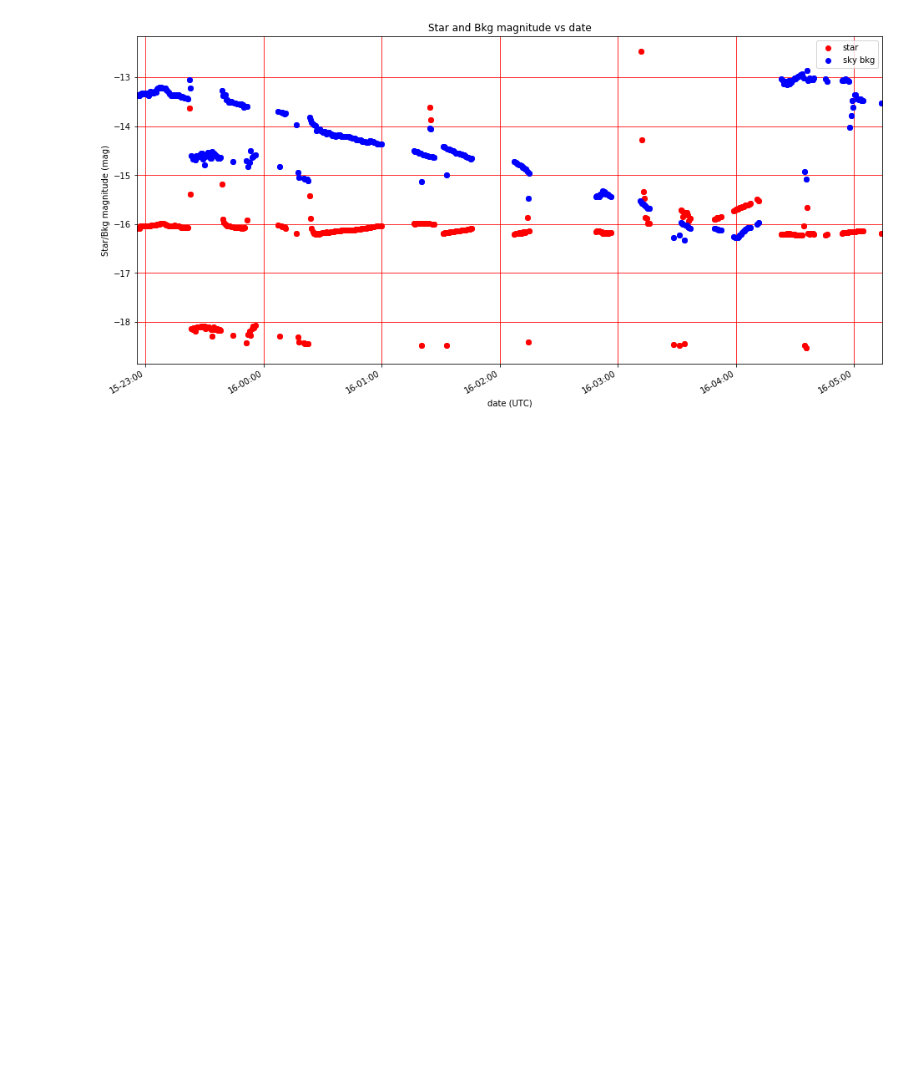
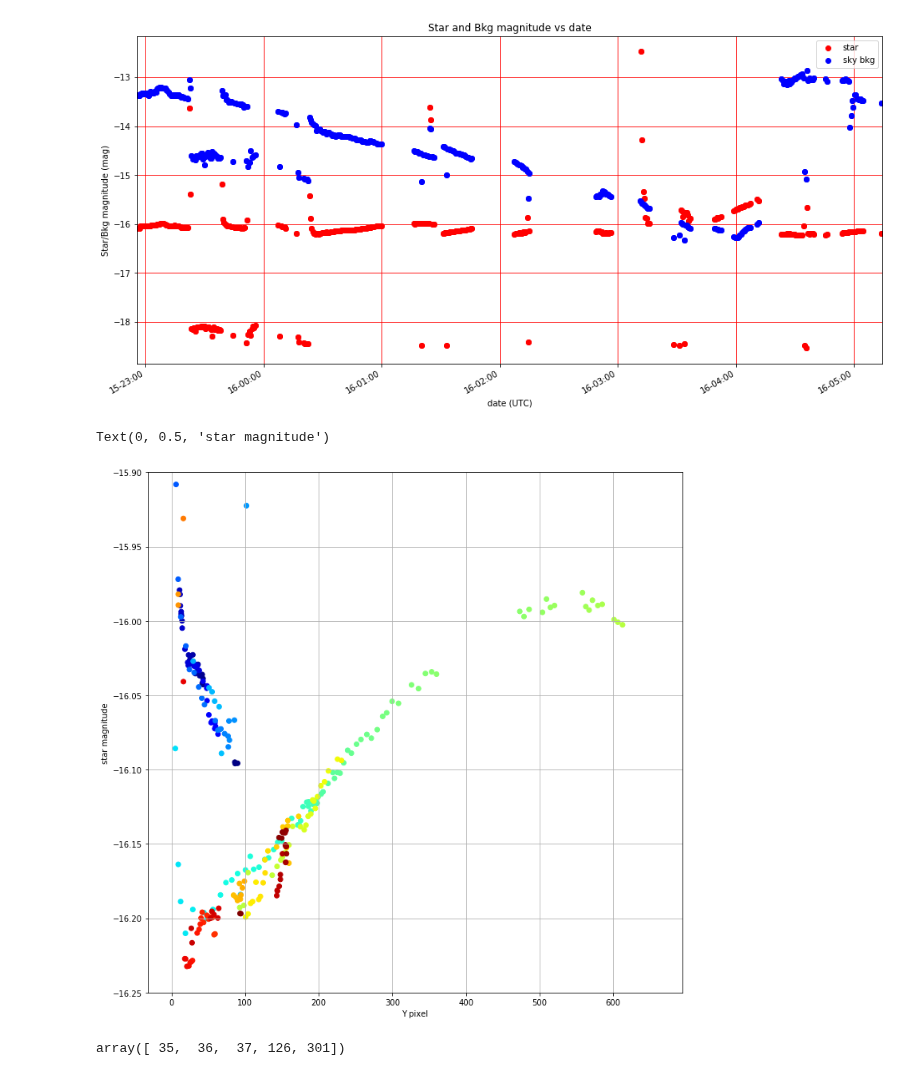
Before and after one commit to sylvielsstfr/SpectractorAnaAtm19, a Jupyter notebook: ana_20190215_HD116405_Filtre_None/AnaStarPhotometry.ipynb, the cells around one changed output. Drawn from its saved outputs; the diff is of its cells as text; code cells hidden in the pictures; blank space fills up the shorter version.

Commit message:
new plots ana

```diff
--- a/ana_20190215_HD116405_Filtre_None/AnaStarPhotometry.ipynb
+++ b/ana_20190215_HD116405_Filtre_None/AnaStarPhotometry.ipynb
@@ -202,3 +202,21 @@ PlotStarmagvsUTC(ifig,all_datetime,t["starmag"],t["starmagerr"])
 PlotStarmagBkgvsUTC(ifig,all_datetime,t["starmag"],t["bkgmag"],t["starmagerr"],t["bkgmagerr"])
 # %% [output]
 [figure]
+# %%
+Nobs = len(all_datetime)
+
+# wavelength bin colors
+jet = plt.get_cmap('jet')
+cNorm = colors.Normalize(vmin=0, vmax=Nobs)
+scalarMap = cmx.ScalarMappable(norm=cNorm, cmap=jet)
+all_colors = scalarMap.to_rgba(np.arange(Nobs), alpha=1)
+# %%
+fig = plt.figure(num=ifig, figsize=(12, 12))
+plt.scatter(t["y0"],t["starmag"],marker="o",c=all_colors)
+plt.grid()
+plt.ylim(-16.25,-15.9)
+plt.xlabel("Y pixel")
+plt.ylabel("star magnitude")
+# %% [output]
+Text(0, 0.5, 'star magnitude')
+[figure, added]
@@ -204,0 +226,4 @@ PlotStarmagBkgvsUTC(ifig,all_datetime,t["starmag"],t["bkgmag"],t["starmagerr"],t
+# %%
+selected_idx
+# %% [output]
+array([ 35,  36,  37, 126, 301])
```
Also changed, not shown: parts of 3 cells of this notebook.
